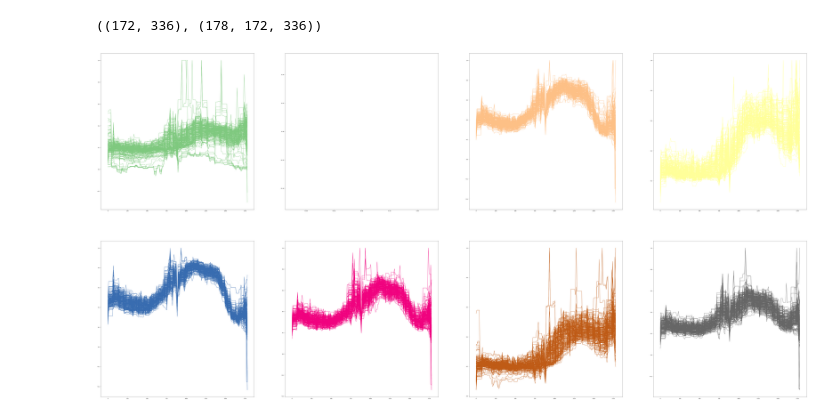
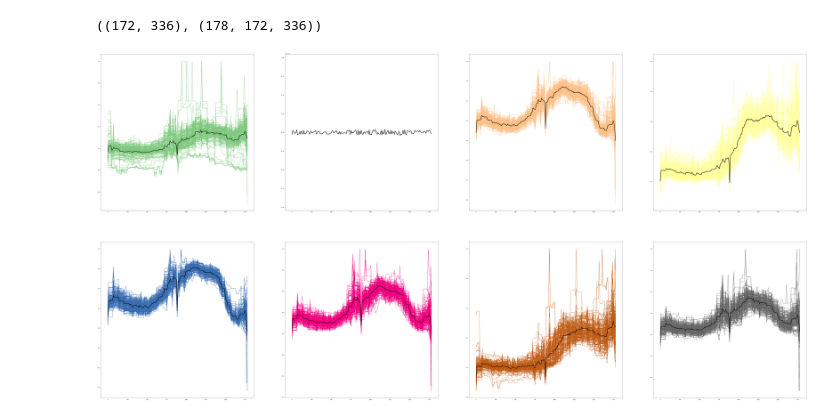
Before and after one commit to korewayume/MLCookbook, a Jupyter notebook: notebooks/ndvi-time-curve.ipynb, the cells around one changed output. Cells and saved outputs as stored; diff of their text form; code cells hidden in the pictures.

```diff
--- a/notebooks/ndvi-time-curve.ipynb
+++ b/notebooks/ndvi-time-curve.ipynb
@@ -106,17 +106,17 @@ np.equal(result, 1).shape, fit_data.shape
 # %%
 time_sequence = np.linspace(0,fit_data.shape[0]*10,fit_data.shape[0])
 colors = ['#7fc97f', '#beaed4', '#fdc086', '#ffff99', '#386cb0', '#f0027f', '#bf5b16', '#666666']
 plt.figure(figsize=(100, 50))
 for i in range(n_clusters):
     plt.subplot(241+i)
     if fit_data[:,np.equal(result, i)].shape[1] > 200:
         random_index = np.random.choice(fit_data[:,np.equal(result, i)].shape[1], 200)
     else:
         random_index = np.arange(fit_data[:,np.equal(result, i)].shape[1])
     Y =  fit_data[:,np.equal(result, i)][:,random_index]
     for j in range(random_index.shape[0]):
         plt.plot(time_sequence, Y[:,j,],  colors[i], label=str(i))
-    print j
+    plt.plot(time_sequence, clst.cluster_centers_[i], "black", linewidth=3, label=str(i))
 plt.show()
 # %% [output]
-[figure, old version]
+[figure, new version]
```
Also changed, not shown: parts of 3 cells of this notebook, 1 other file.
